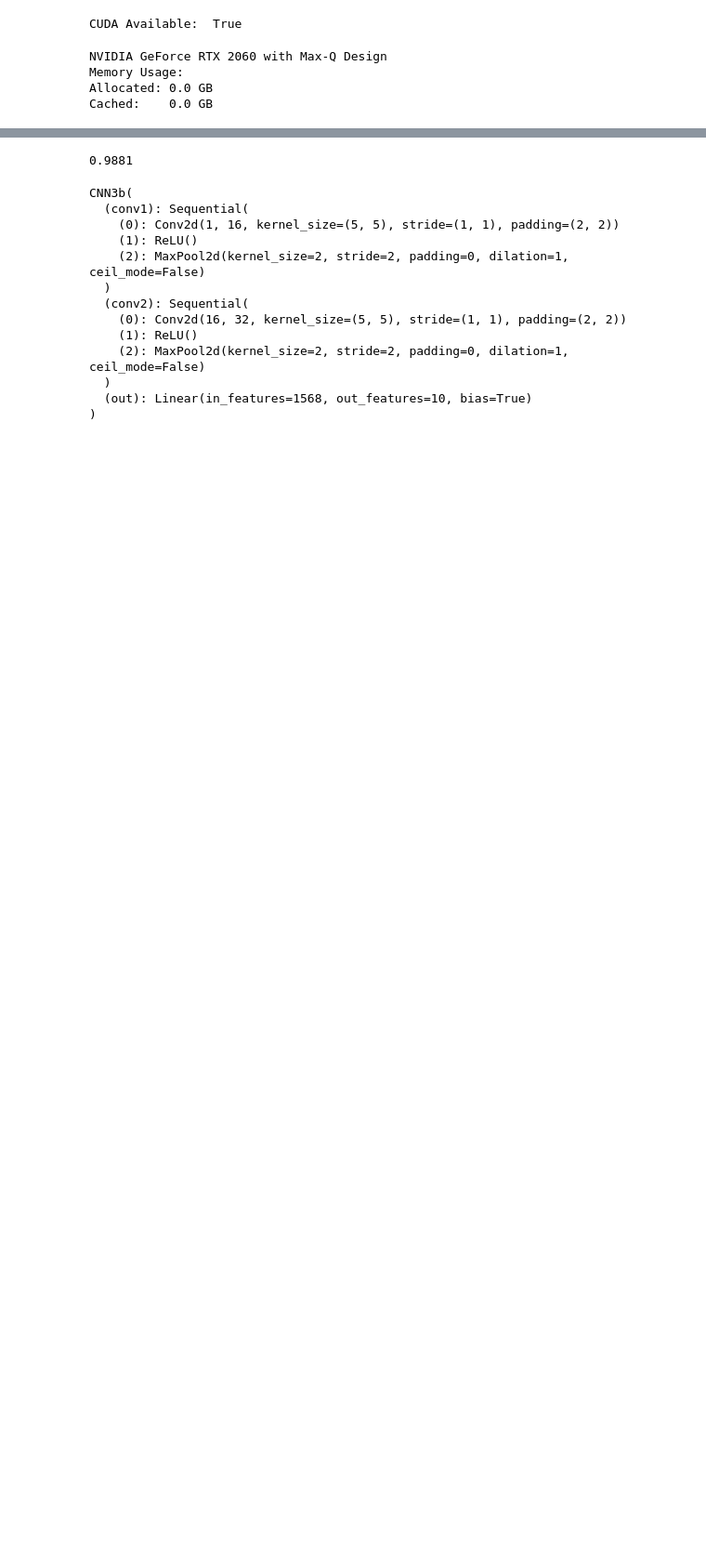
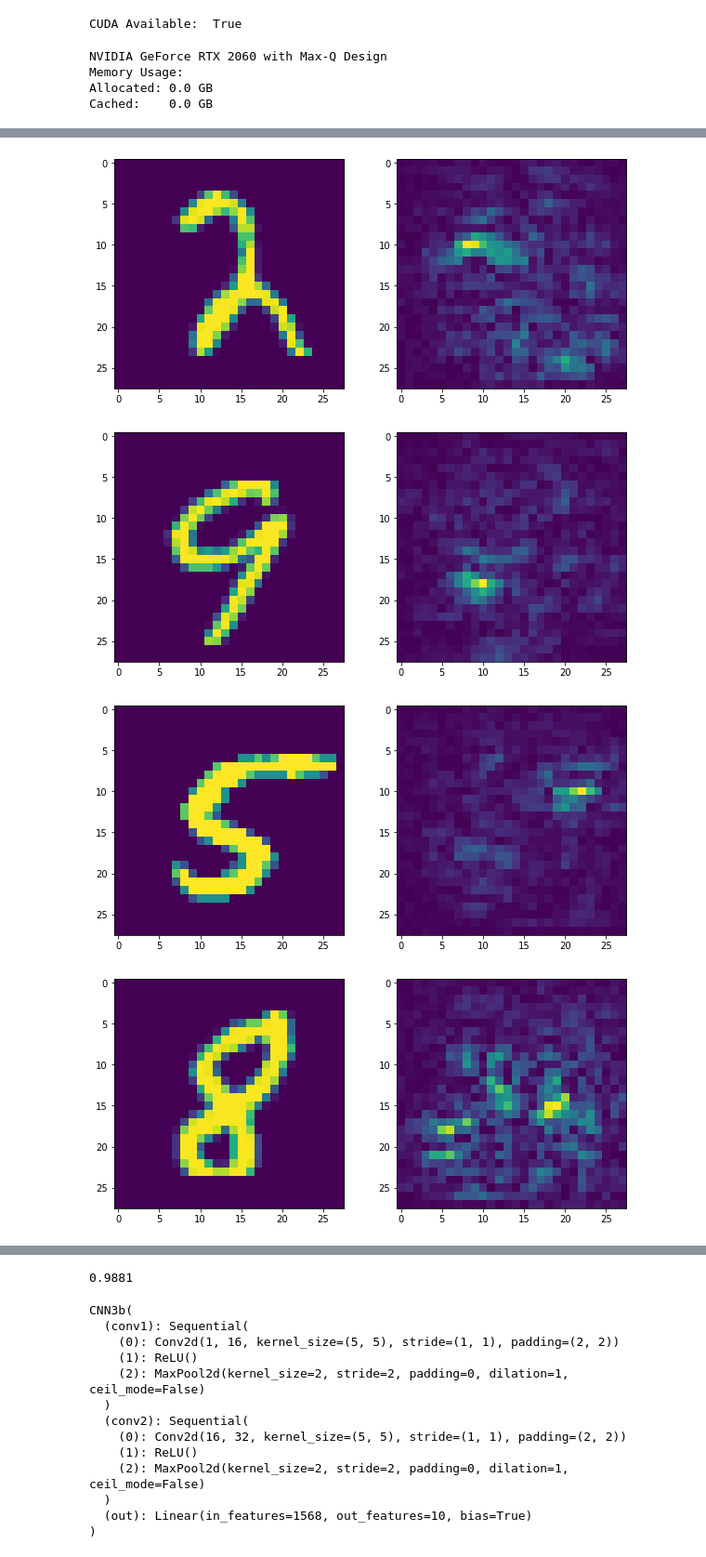
Before and after one commit to mikronco/xai-learning-constraints, a Jupyter notebook: model_training.ipynb, the cells around one changed output, grey strips where cells are left out. Shown: that part at 93% size. Drawn from its saved outputs; the diff is of its cells as text; code cells hidden in the pictures; blank space fills up the shorter version.

Commit message:
added consistency constraint and trained model

```diff
--- a/model_training.ipynb
+++ b/model_training.ipynb
@@ -11,5 +13,5 @@ from metrics.metrics import accuracy, MoRF
 # %%
-loaders = MNIST_data(batch_size = 30)
+loaders = MNIST_data(batch_size = 60)
 # %%
 print("CUDA Available: ",torch.cuda.is_available())
 use_cuda=True
@@ -30,6 +32,6 @@ Memory Usage:
 Allocated: 0.0 GB
 Cached:    0.0 GB
 # %%
-model1 = CNN4b().to(device)
-optimizer1 = Adadelta(model1.parameters())
+cmodel = CNN3b().to(device)
+optimizer = Adam(cmodel.parameters())
 # %%
@@ -80,0 +57,27 @@ Accuracy =  0.9926
+# %%
+grad = Saliency(cmodel)
+# %%
+sample = iter(loaders['test'])
+imgs = []
+lbls = []
+
+
+for i in range(50):
+    img, lbl = next(sample)
+    img = img.to(device)
+    lbl = lbl.to(device)
+
+    attr = grad.attribute(img, target=lbl.item())
+    attr = attr.squeeze()
+
+    fig = plt.figure(figsize=(10,10))
+    ax1 = fig.add_subplot(2,2,1)
+    ax1.imshow(img.squeeze().cpu().numpy())
+    ax2 = fig.add_subplot(2,2,2)
+    ax2.imshow(attr.squeeze().cpu().numpy())
+    plt.show()
+# %% [output]
+[figure, added]
+[figure, added]
+[figure, added]
+[figure, added]
```
Also changed, not shown: parts of 17 cells of this notebook, 3 other files.
